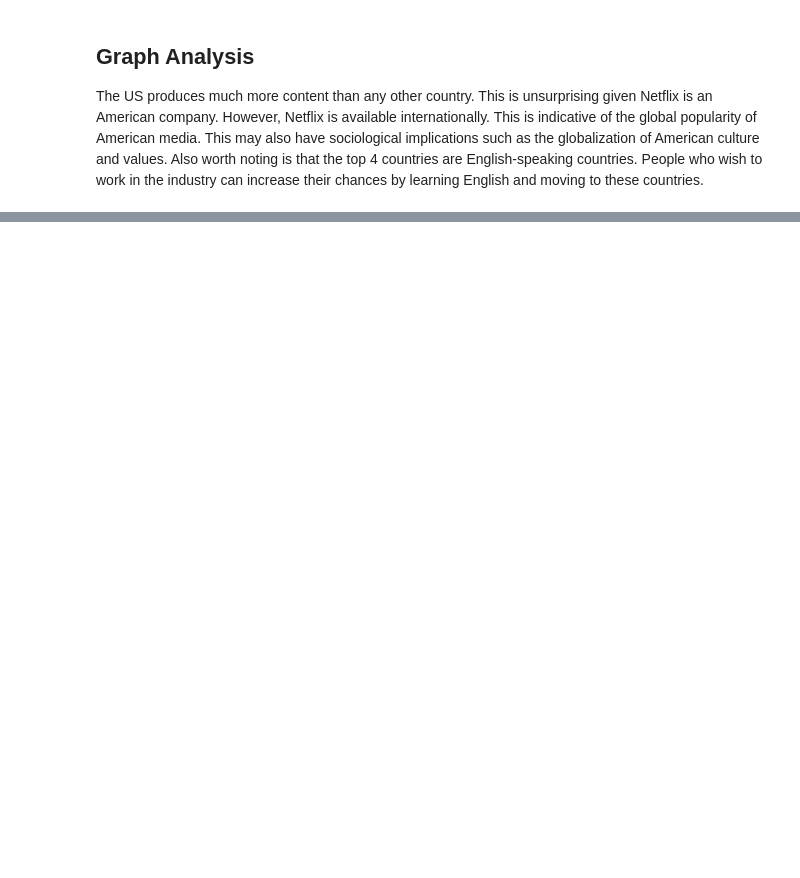
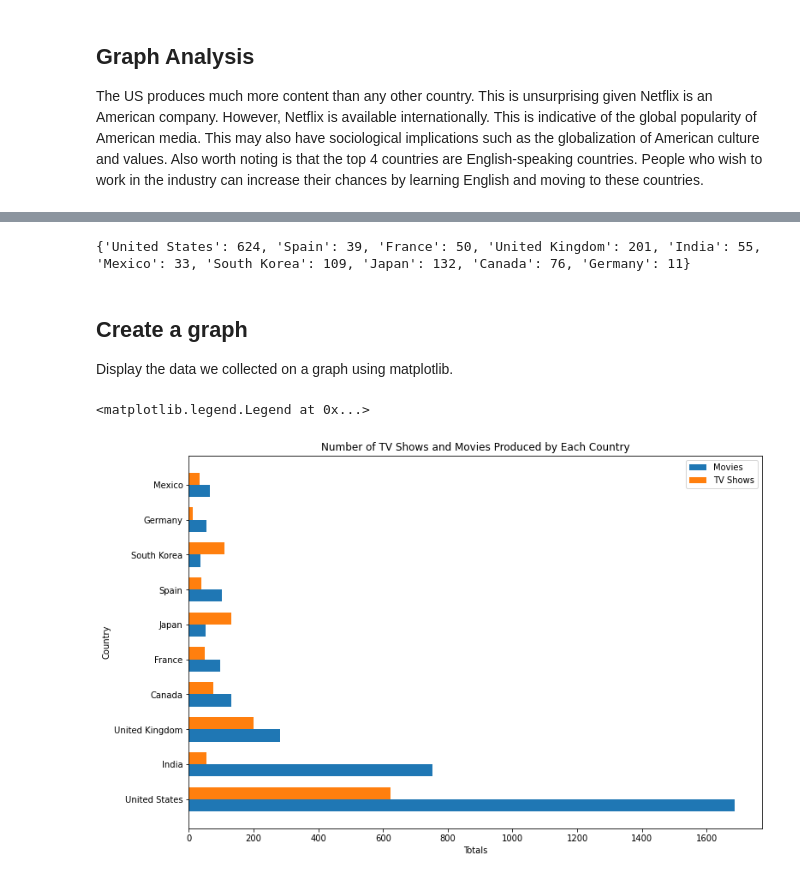
Before and after one commit to rwatts2222/data_vis_intro, a Jupyter notebook: netflix_data_vis.ipynb, the cells around one changed output, grey strips where cells are left out. Saved outputs shown, nothing was run; the diff lists cells and outputs as text; code cells hidden in the pictures; blank space fills up the shorter version.

```diff
--- a/netflix_data_vis.ipynb
+++ b/netflix_data_vis.ipynb
@@ -100,0 +144,66 @@ The US produces much more content than any other country. This is unsurprising g
+# %%
+shows_list = []
+
+for entry in data_list:
+    type_name = entry['type']
+    if type_name == 'TV Show':
+        country_names = entry['country'].split(", ")
+        if country_names[0] == "":
+            continue
+        for country in country_names:
+            if country_names[0] == 'United States':
+                shows_list.append(country)
+            if country_names[0] == 'India':
+                shows_list.append(country)
+            if country_names[0] == 'United Kingdom':
+                shows_list.append(country)
+            if country_names[0] == 'Canada':
+                shows_list.append(country)
+            if country_names[0] == 'France':
+                shows_list.append(country)
+            if country_names[0] == 'Japan':
+                shows_list.append(country)
+            if country_names[0] == 'Spain':
+                shows_list.append(country)
+            if country_names[0] == 'South Korea':
+                shows_list.append(country)
+            if country_names[0] == 'Germany':
+                shows_list.append(country)
+            if country_names[0] == 'Mexico':
+                shows_list.append(country)
+            else:
+                break
+
+shows_produced = dict(Counter(shows_list))
+print(shows_produced)
+# %% [output]
+{'United States': 624, 'Spain': 39, 'France': 50, 'United Kingdom': 201, 'India': 55, 'Mexico': 33, 'South Korea': 109, 'Japan': 132, 'Canada': 76, 'Germany': 11}
+# %% [markdown]
+## Create a graph
+Display the data we collected on a graph using matplotlib.
+# %%
+labels = ['United States', 'India', 'United Kingdom', 'Canada', 'France', 'Japan', 'Spain', 'South Korea', 'Germany', 'Mexico']
+movies2 = [movies_produced['United States'], movies_produced['India'], movies_produced['United Kingdom'], movies_produced['Canada'],
+          movies_produced['France'], movies_produced['Japan'], movies_produced['Spain'], movies_produced['South Korea'], movies_produced['Germany'],
+           movies_produced['Mexico']]
+tv_shows = [shows_produced['United States'], shows_produced['India'], shows_produced['United Kingdom'], shows_produced['Canada'],
+          shows_produced['France'], shows_produced['Japan'], shows_produced['Spain'], shows_produced['South Korea'], shows_produced['Germany'],
+           shows_produced['Mexico']]
+
+y = np.arange(len(labels))  # the label locations
+
+width = .35
+fig, ax = plt.subplots(figsize=(12, 8))
+rects1 = ax.barh(y - width/2, movies2, width, label='Movies')
+rects2 = ax.barh(y + width/2, tv_shows, width, label='TV Shows')
+
+# Add some text for labels, title and custom x-axis tick labels, etc.
+ax.set_xlabel('Totals')
+ax.set_ylabel('Country')
+ax.set_title('Number of TV Shows and Movies Produced by Each Country')
+ax.set_yticks(y)
+ax.set_yticklabels(labels)
+ax.legend()
+# %% [output]
+<matplotlib.legend.Legend at 0x...>
+[figure, added]
```
Also changed, not shown: parts of 36 cells of this notebook, 1 other file.
